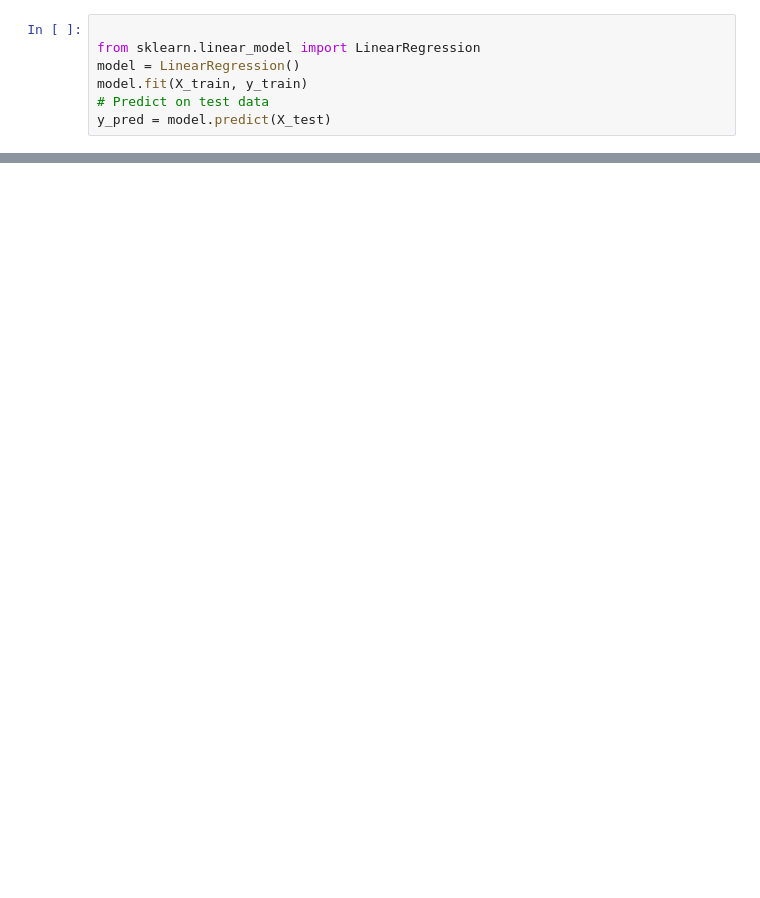
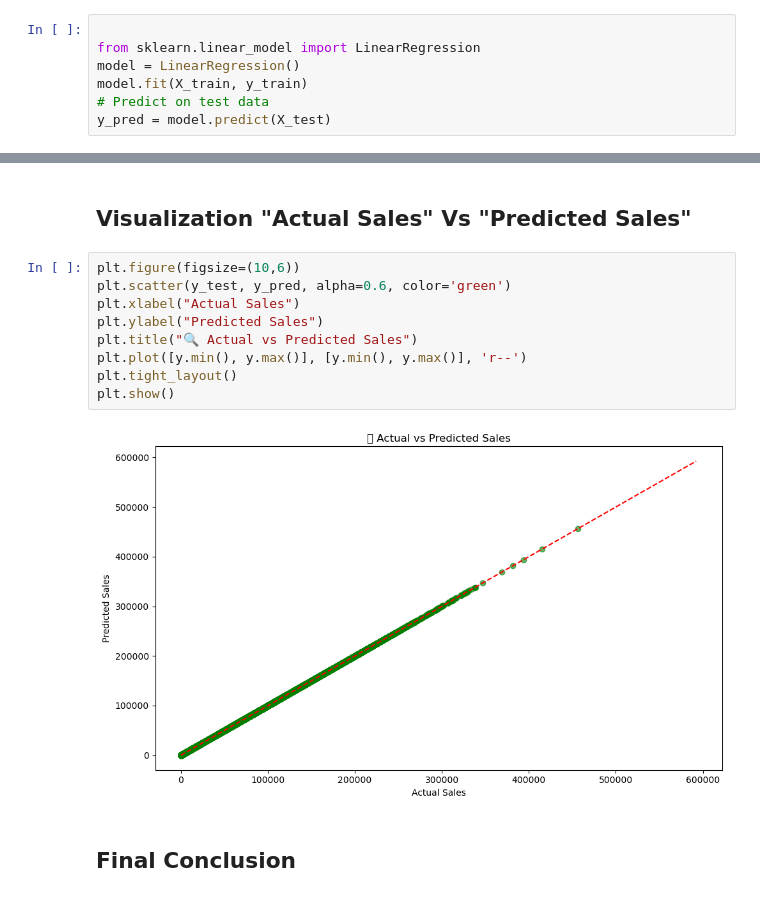
Before and after one commit to Pritam-Nath/Salaries-for-San-Francisco-Employee, a Jupyter notebook: Salaries.ipynb, the cells around one changed output, grey strips where cells are left out. Drawn from its saved outputs; the diff is of its cells as text; blank space fills up the shorter version.

```diff
--- a/Salaries.ipynb
+++ b/Salaries.ipynb
@@ -161 +171,16 @@ Mean Absolute Error: 1.4778432965751573e-10
 R-squared Score: 1.0
+# %% [markdown]
+##  Visualization "Actual Sales" Vs "Predicted Sales"
+# %%
+plt.figure(figsize=(10,6))
+plt.scatter(y_test, y_pred, alpha=0.6, color='green')
+plt.xlabel("Actual Sales")
+plt.ylabel("Predicted Sales")
+plt.title("🔍 Actual vs Predicted Sales")
+plt.plot([y.min(), y.max()], [y.min(), y.max()], 'r--')
+plt.tight_layout()
+plt.show()
+# %% [output]
+[figure, added]
+# %% [markdown]
+## Final Conclusion
```
Also changed, not shown: parts of 7 cells of this notebook.
